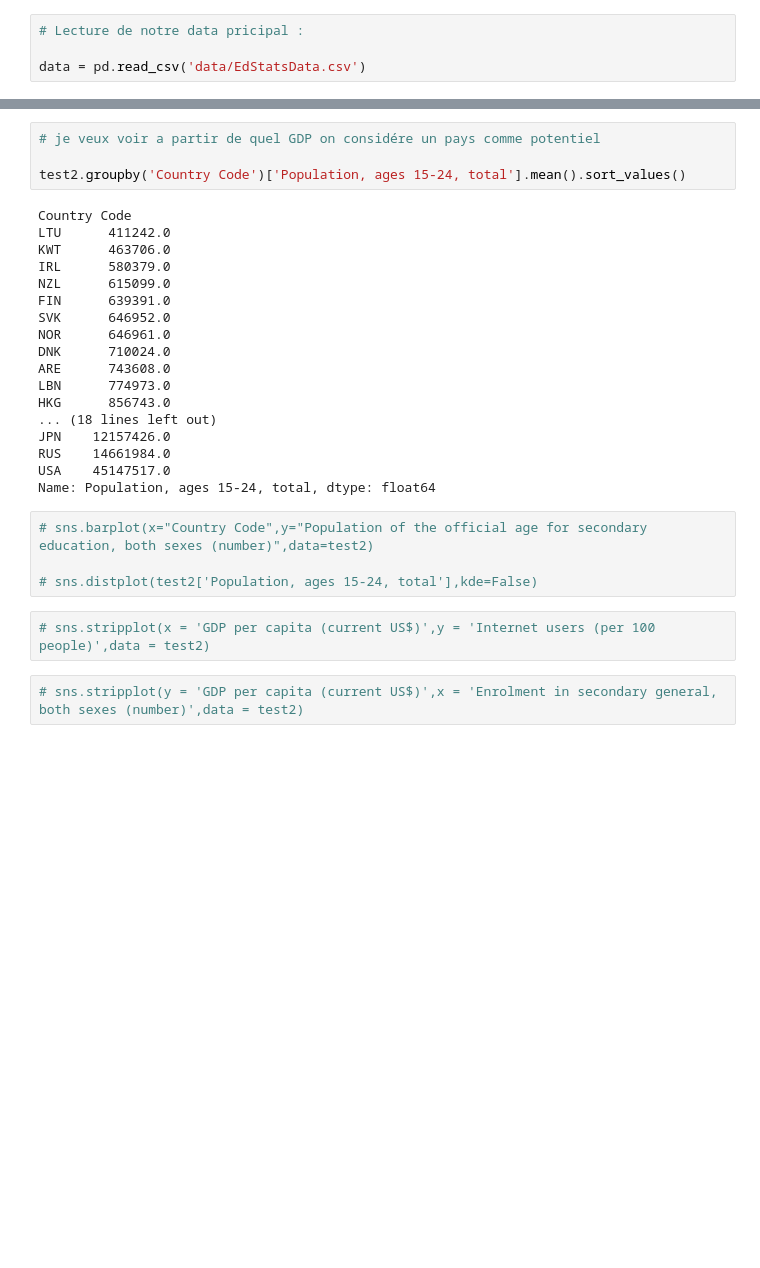
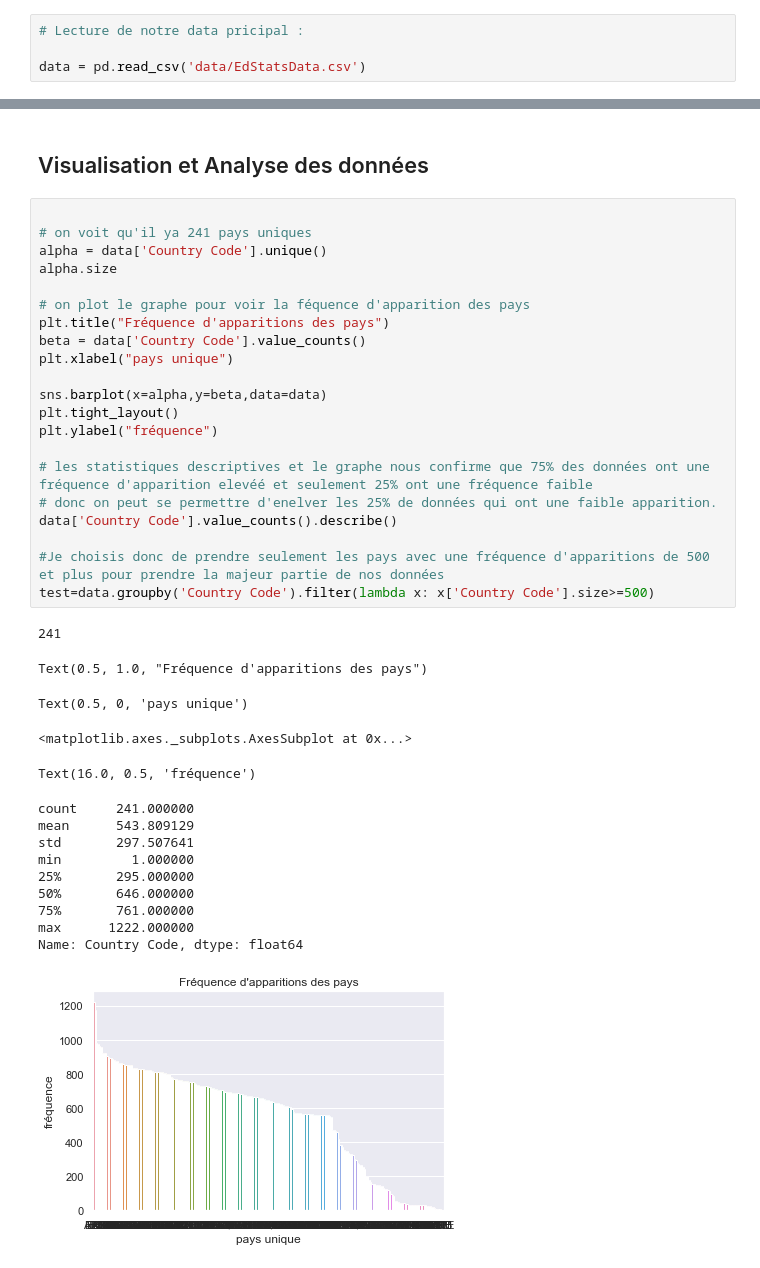
Before and after one commit to axibord/Data_Science, a Jupyter notebook: Test_solo2.ipynb, the cells around one changed output, grey strips where cells are left out. Drawn from its saved outputs; the diff is of its cells as text; blank space fills up the shorter version.

Commit message:
mise en places de graphes et expliquations des demarches et ameliorations de lisibilité globale

```diff
--- a/Test_solo2.ipynb
+++ b/Test_solo2.ipynb
@@ -92,30 +61,39 @@ test2.head()
-# %%
-# je veux voir a partir de quel GDP on considére un pays comme potentiel
-
-test2.groupby('Country Code')['Population, ages 15-24, total'].mean().sort_values()
-# %% [output]
-Country Code
-LTU      411242.0
-KWT      463706.0
-IRL      580379.0
-NZL      615099.0
-FIN      639391.0
-SVK      646952.0
-NOR      646961.0
-DNK      710024.0
-ARE      743608.0
-LBN      774973.0
-HKG      856743.0
-... (18 lines left out)
-JPN    12157426.0
-RUS    14661984.0
-USA    45147517.0
-Name: Population, ages 15-24, total, dtype: float64
-# %%
-# sns.barplot(x="Country Code",y="Population of the official age for secondary education, both sexes (number)",data=test2)
-
-# sns.distplot(test2['Population, ages 15-24, total'],kde=False)
-# %%
-# sns.stripplot(x = 'GDP per capita (current US$)',y = 'Internet users (per 100 people)',data = test2)
-# %%
-# sns.stripplot(y = 'GDP per capita (current US$)',x = 'Enrolment in secondary general, both sexes (number)',data = test2)
+# %% [markdown]
+## Visualisation et Analyse des données
+# %%
+
+# on voit qu'il ya 241 pays uniques
+alpha = data['Country Code'].unique()
+alpha.size
+
+# on plot le graphe pour voir la féquence d'apparition des pays
+plt.title("Fréquence d'apparitions des pays")
+beta = data['Country Code'].value_counts()
+plt.xlabel("pays unique")
+
+sns.barplot(x=alpha,y=beta,data=data)
+plt.tight_layout()
+plt.ylabel("fréquence")
+
+# les statistiques descriptives et le graphe nous confirme que 75% des données ont une fréquence d'apparition elevéé et seulement 25% ont une fréquence faible
+# donc on peut se permettre d'enelver les 25% de données qui ont une faible apparition.
+data['Country Code'].value_counts().describe()
+
+#Je choisis donc de prendre seulement les pays avec une fréquence d'apparitions de 500 et plus pour prendre la majeur partie de nos données
+test=data.groupby('Country Code').filter(lambda x: x['Country Code'].size>=500)
+# %% [output]
+241
+Text(0.5, 1.0, "Fréquence d'apparitions des pays")
+Text(0.5, 0, 'pays unique')
+<matplotlib.axes._subplots.AxesSubplot at 0x...>
+Text(16.0, 0.5, 'fréquence')
+count     241.000000
+mean      543.809129
+std       297.507641
+min         1.000000
+25%       295.000000
+50%       646.000000
+75%       761.000000
+max      1222.000000
+Name: Country Code, dtype: float64
+[figure, added]
```
Also changed, not shown: parts of 16 cells of this notebook.
